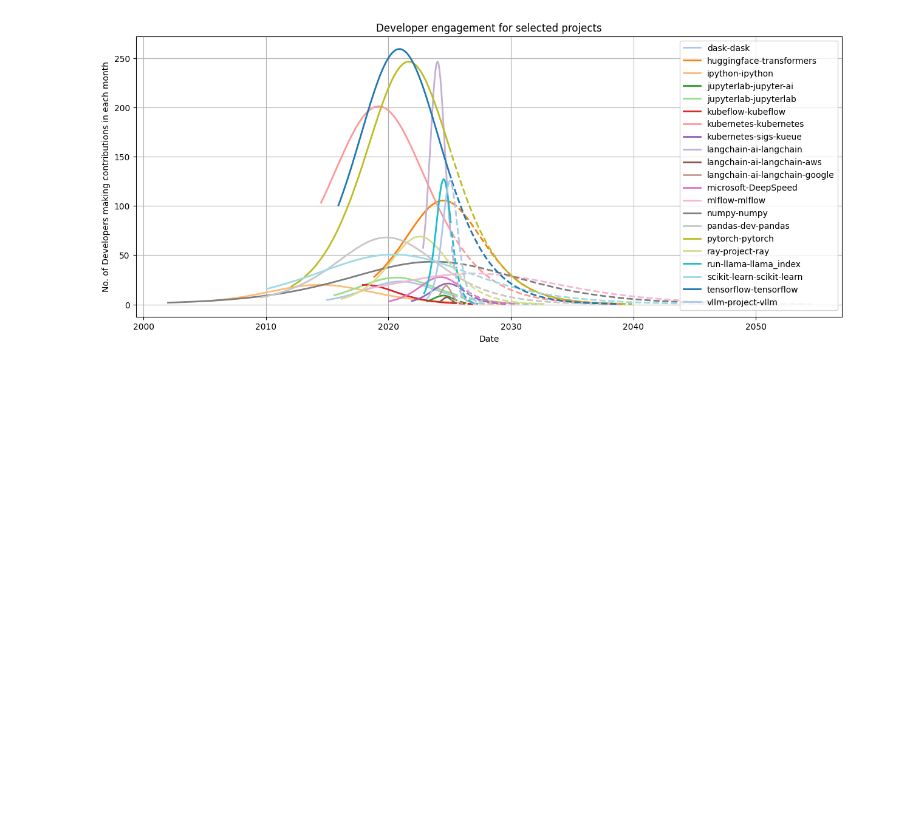
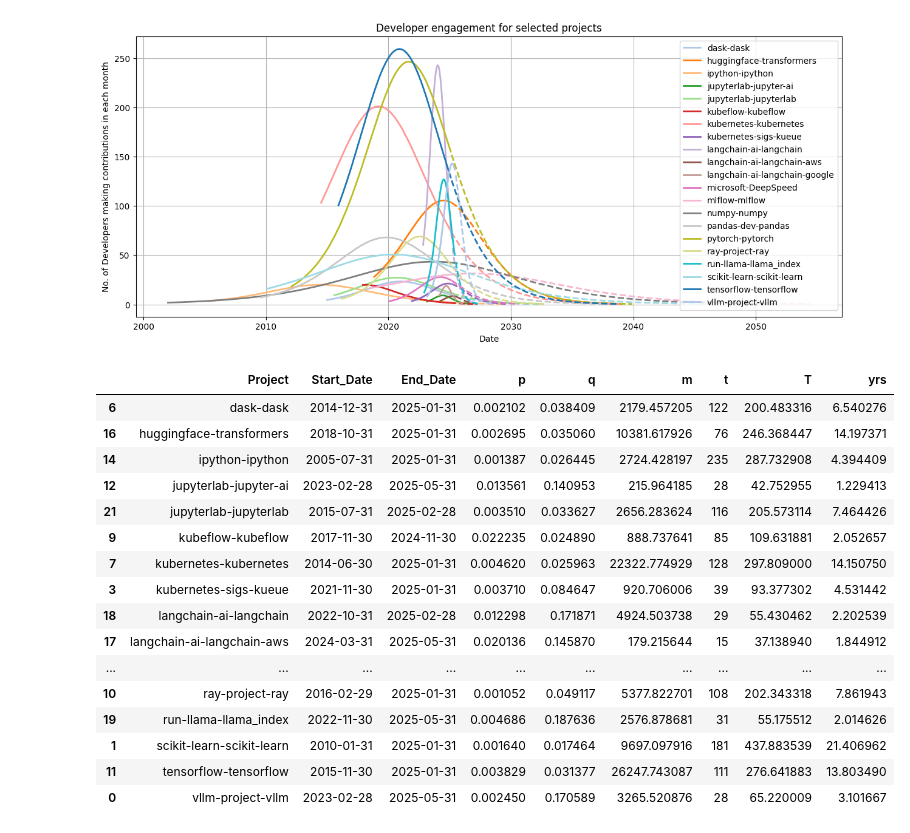
Before and after one commit to srdas/oss-lifecycle, a Jupyter notebook: notebooks/developer_stats.ipynb, the cells around one changed output. Saved outputs shown, nothing was run; the diff lists cells and outputs as text; code cells hidden in the pictures; blank space fills up the shorter version.

```diff
--- a/notebooks/developer_stats.ipynb
+++ b/notebooks/developer_stats.ipynb
@@ -142,3 +142,23 @@ plt.savefig(f"images/all_project_lifecycles.png")
 plt.show()
 # %% [output]
 [figure]
+# %%
+df
+# %% [output]
+|  | Project | Start_Date | End_Date | p | q | m | t | T | yrs |
+| 6 | dask-dask | 2014-12-31 | 2025-01-31 | 0.002102 | 0.038409 | 2179.457205 | 122 | 200.483316 | 6.540276 |
+| 16 | huggingface-transformers | 2018-10-31 | 2025-01-31 | 0.002695 | 0.035060 | 10381.617926 | 76 | 246.368447 | 14.197371 |
+| 14 | ipython-ipython | 2005-07-31 | 2025-01-31 | 0.001387 | 0.026445 | 2724.428197 | 235 | 287.732908 | 4.394409 |
+| 12 | jupyterlab-jupyter-ai | 2023-02-28 | 2025-05-31 | 0.013561 | 0.140953 | 215.964185 | 28 | 42.752955 | 1.229413 |
+| 21 | jupyterlab-jupyterlab | 2015-07-31 | 2025-02-28 | 0.003510 | 0.033627 | 2656.283624 | 116 | 205.573114 | 7.464426 |
+| 9 | kubeflow-kubeflow | 2017-11-30 | 2024-11-30 | 0.022235 | 0.024890 | 888.737641 | 85 | 109.631881 | 2.052657 |
+| 7 | kubernetes-kubernetes | 2014-06-30 | 2025-01-31 | 0.004620 | 0.025963 | 22322.774929 | 128 | 297.809000 | 14.150750 |
+| 3 | kubernetes-sigs-kueue | 2021-11-30 | 2025-01-31 | 0.003710 | 0.084647 | 920.706006 | 39 | 93.377302 | 4.531442 |
+| 18 | langchain-ai-langchain | 2022-10-31 | 2025-02-28 | 0.012298 | 0.171871 | 4924.503738 | 29 | 55.430462 | 2.202539 |
+| 17 | langchain-ai-langchain-aws | 2024-03-31 | 2025-05-31 | 0.020136 | 0.145870 | 179.215644 | 15 | 37.138940 | 1.844912 |
+| ... | ... | ... | ... | ... | ... | ... | ... | ... | ... |
+| 10 | ray-project-ray | 2016-02-29 | 2025-01-31 | 0.001052 | 0.049117 | 5377.822701 | 108 | 202.343318 | 7.861943 |
+| 19 | run-llama-llama_index | 2022-11-30 | 2025-05-31 | 0.004686 | 0.187636 | 2576.878681 | 31 | 55.175512 | 2.014626 |
+| 1 | scikit-learn-scikit-learn | 2010-01-31 | 2025-01-31 | 0.001640 | 0.017464 | 9697.097916 | 181 | 437.883539 | 21.406962 |
+| 11 | tensorflow-tensorflow | 2015-11-30 | 2025-01-31 | 0.003829 | 0.031377 | 26247.743087 | 111 | 276.641883 | 13.803490 |
+| 0 | vllm-project-vllm | 2023-02-28 | 2025-05-31 | 0.002450 | 0.170589 | 3265.520876 | 28 | 65.220009 | 3.101667 |
```
Also changed, not shown: parts of 3 cells of this notebook, 25 other files.
